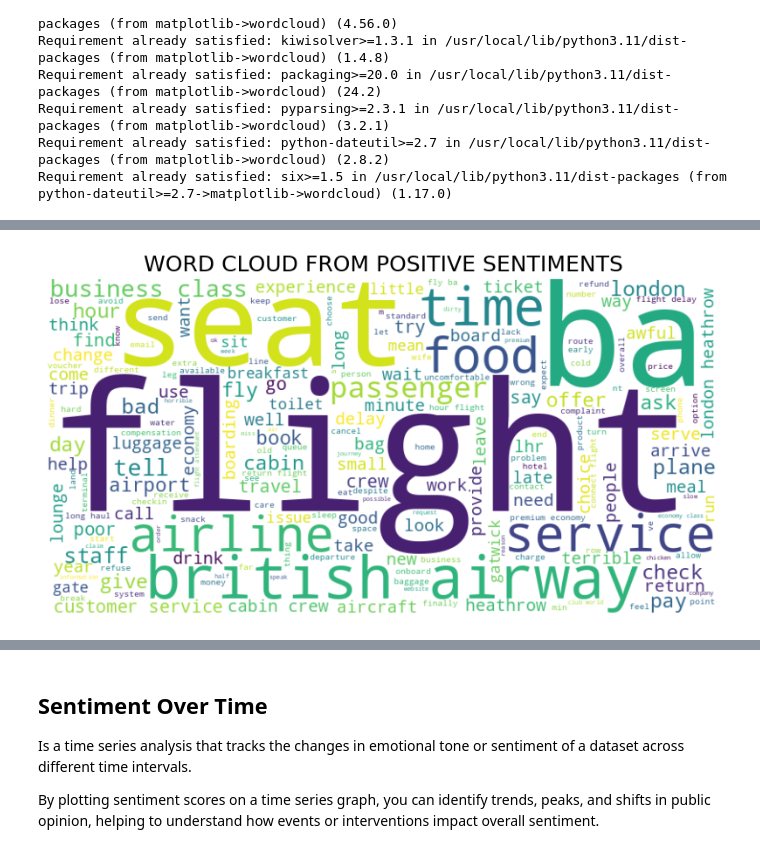
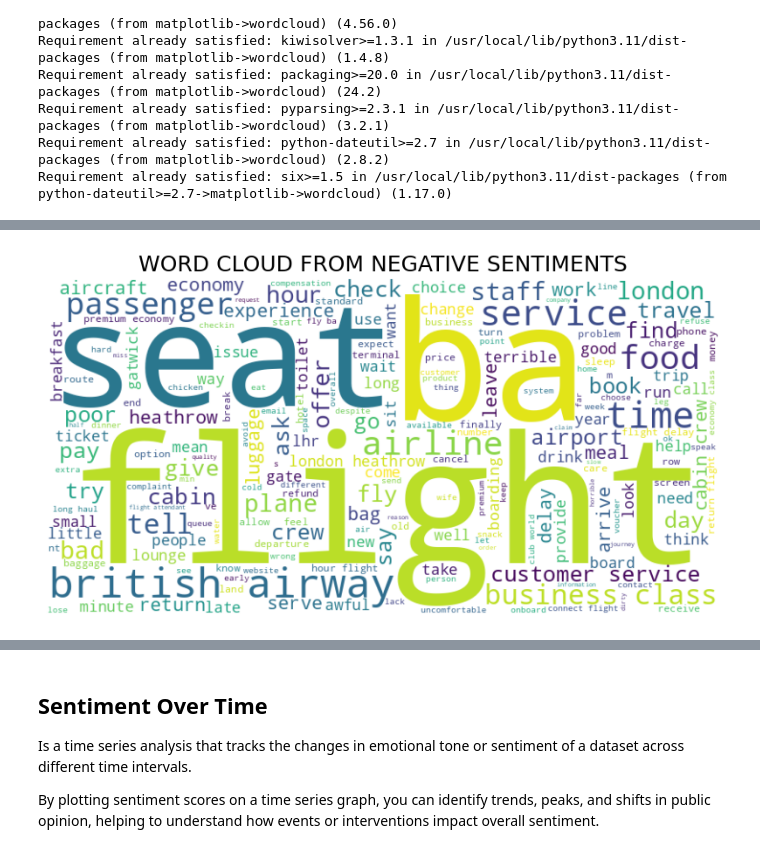
Before and after one commit to NathanaelMutua/British-Airways-Data-Science-Challenge, a Jupyter notebook: British Airways Analysis.ipynb, the cells around one changed output, grey strips where cells are left out. Cells and saved outputs as stored; diff of their text form; code cells hidden in the pictures.

```diff
--- a/British Airways Analysis.ipynb
+++ b/British Airways Analysis.ipynb
@@ -553,18 +547,18 @@ plt.show()
 # %%
 # We first filter negative sentiment reviews and join into a single string
 negative_text = " ".join(data[data["Sentiment"] == "Negative"]["Lemmatized_Reviews"])
 
 # Then we can get the word cloud
 negativeWordcloud = WordCloud(width=800, height=400, background_color="white", colormap="viridis").generate(negative_text)
 
 # Then display the word cloud
 plt.figure(figsize=(10, 5))
 plt.imshow(negativeWordcloud, interpolation="bilinear")
 plt.axis("off")
-plt.title("WORD CLOUD FROM POSITIVE SENTIMENTS", fontsize=18)
+plt.title("WORD CLOUD FROM NEGATIVE SENTIMENTS", fontsize=18)
 plt.show()
 # %% [output]
-[figure, old version]
+[figure, new version]
 # %%
 # We first filter neitral sentiment reviews and join into a single string
 neutral_text = " ".join(data[data["Sentiment"] == "Neutral"]["Lemmatized_Reviews"])
```
Also changed, not shown: parts of 18 cells of this notebook.
